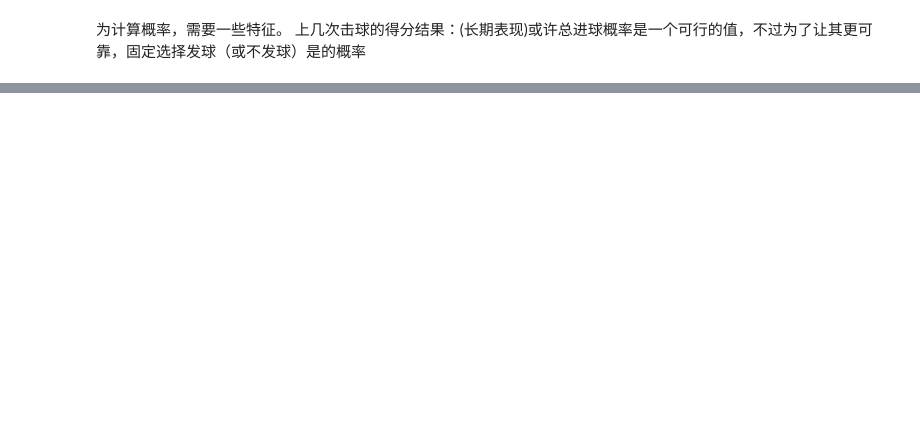
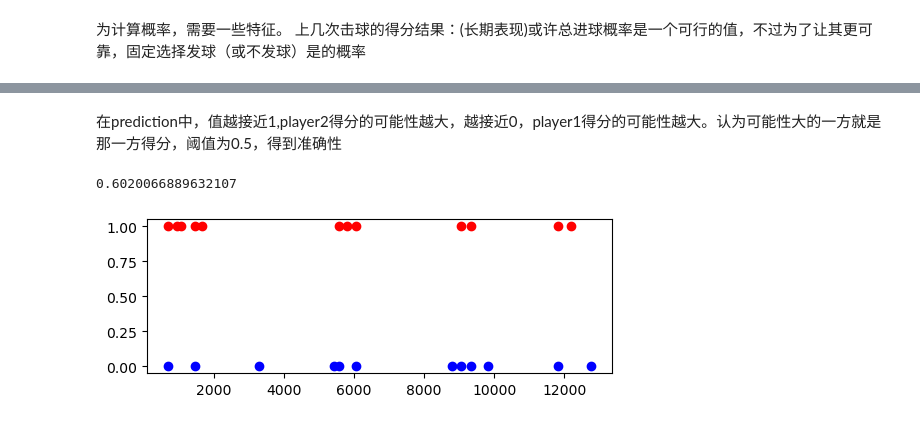
Before and after one commit to Zeauw-cn/mcm-2024, a Jupyter notebook: code/solution.ipynb, the cells around one changed output, grey strips where cells are left out. Saved outputs shown, nothing was run; the diff lists cells and outputs as text; code cells hidden in the pictures; blank space fills up the shorter version.

```diff
--- a/code/solution.ipynb
+++ b/code/solution.ipynb
@@ -362,0 +475,64 @@ runs test的p value很低，在多场次比赛中，runs test的p value低于0.0
+# %%
+model.eval()
+
+# 使用第一场比赛测试模型(丢掉第一个)
+inputData = featureData[featureData['match_id'] == 0]
+inputData = inputData.iloc[1:]
+modelInput = torch.from_numpy(inputData.iloc[:,12:45].values).type(torch.float)
+gameData = data[data['match_id'] == 0]
+
+predictions = model(modelInput)
+# %% [markdown]
+在prediction中，值越接近1,player2得分的可能性越大，越接近0，player1得分的可能性越大。认为可能性大的一方就是那一方得分，阈值为0.5，得到准确性
+# %%
+predictionsNp = predictions.detach().numpy()
+predictionsNp = np.append([0],predictionsNp)
+
+pointPred = np.zeros(predictionsNp.shape[0])
+for i in range(1,pointPred.shape[0]):
+    if predictionsNp[i] > 0.5:
+        pointPred[i] = 2
+    else:
+        pointPred[i] = 1
+pointPred[0] = 1.5
+
+accuracy = 0
+right = 0
+for i in range(1,pointPred.shape[0]):
+    if pointPred[i] == gameData['point_victor'].iloc[i]:
+        right += 1
+accuracy = right / (pointPred.shape[0] - 1)
+print(accuracy)
+
+slope = []
+timelist = [0]
+for i in range(1,np.max(gameData['set_no'])+1):
+    for k in range(1,np.max(gameData[gameData['set_no'] == i]['game_no'])+1):
+        gameDataInGame = gameData[(gameData['set_no'] == i)&(gameData['game_no'] == k)]
+        xyData, exyData = dataCalF(gameDataInGame, 1, playerFirst)
+        ps = np.polyfit(list(range(0,xyData['time'].shape[0])),xyData['momentum'],1)
+        timelist.append(np.min(xyData['time']))
+        slope.append(ps[0])
+turningPoint = np.zeros(len(timelist))
+for i in range(1,len(slope)):
+    if slope[i]*slope[i-1] < -0.1:
+        turningPoint[i] = 1
+slope = []
+turningPointP = np.zeros(len(timelist))
+for i in range(1,np.max(gameData['set_no'])+1):
+    for k in range(1,np.max(gameData[gameData['set_no'] == i]['game_no'])+1):
+        gameDataInGame = gameData[(gameData['set_no'] == i)&(gameData['game_no'] == k)]
+        ps = np.polyfit(list(range(0,gameDataInGame['elapsed_time'].shape[0])), predictionsNp[(gameData['set_no'] == i)&(gameData['game_no'] == k)],1)
+        slope.append(ps[0])
+for i in range(1,len(slope)):
+    if slope[i]*slope[i-1] < -0.001:
+        turningPointP[i] = 1
+fig, ax = plt.subplots(figsize=(6, 2))
+for i in range(0,len(timelist)):
+    if turningPoint[i] == 1:
+        ax.scatter(timelist[i],0,color='blue')
+    if turningPointP[i] == 1:
+        ax.scatter(timelist[i],1,color='red')
+# %% [output]
+0.6020066889632107
+[figure, added]
```
Also changed, not shown: parts of 8 cells of this notebook, 11 other files.
